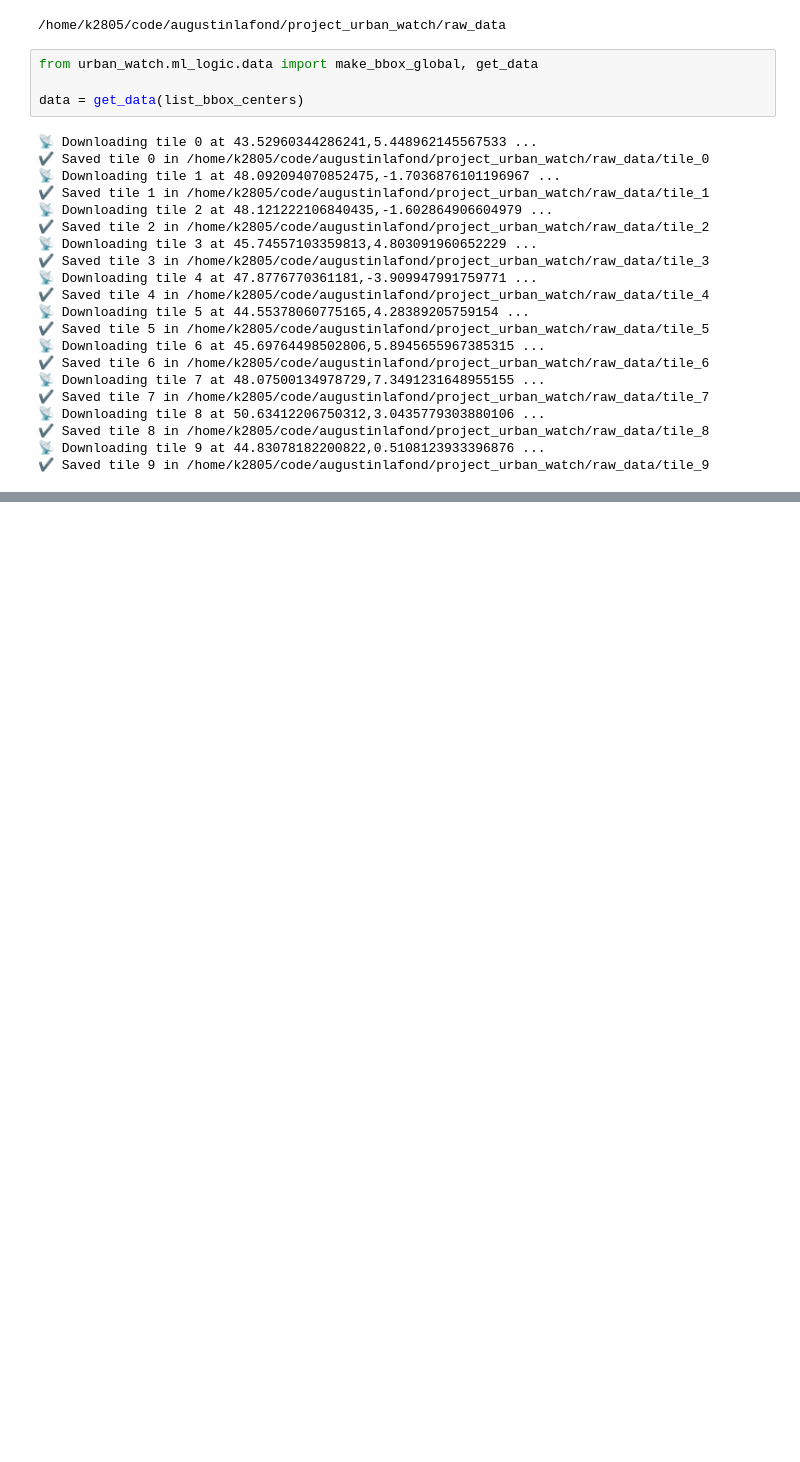
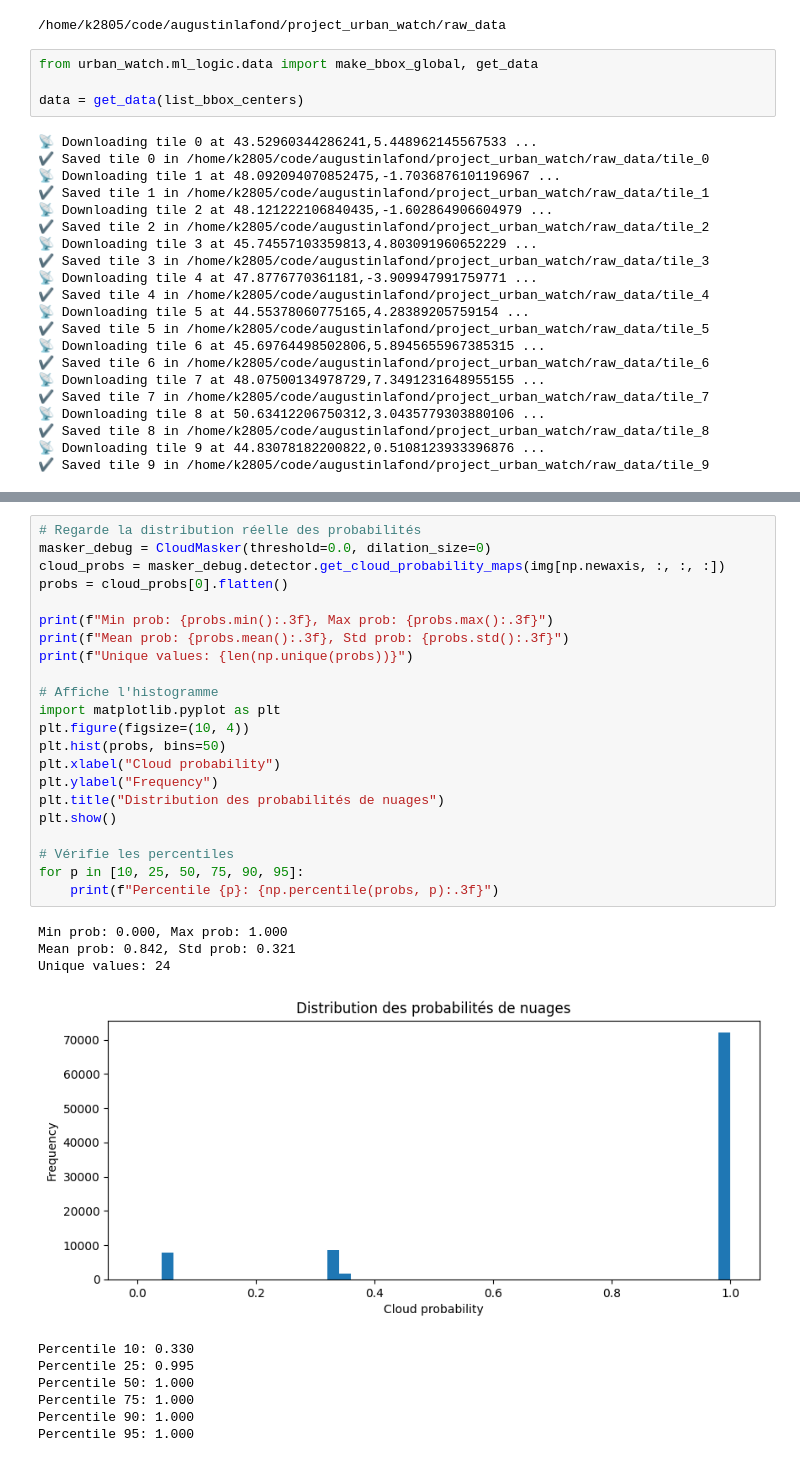
Before and after one commit to augustinlafond/project_urban_watch, a Jupyter notebook: Notebooks/data_exloration_kevin.ipynb, the cells around one changed output, grey strips where cells are left out. Drawn from its saved outputs; the diff is of its cells as text; blank space fills up the shorter version.

```diff
--- a/Notebooks/data_exloration_kevin.ipynb
+++ b/Notebooks/data_exloration_kevin.ipynb
@@ -85,0 +209,33 @@ ValueError: Parameter `all_bands` is set to False, but images have 4 bands.
+# %%
+# Regarde la distribution réelle des probabilités
+masker_debug = CloudMasker(threshold=0.0, dilation_size=0)
+cloud_probs = masker_debug.detector.get_cloud_probability_maps(img[np.newaxis, :, :, :])
+probs = cloud_probs[0].flatten()
+
+print(f"Min prob: {probs.min():.3f}, Max prob: {probs.max():.3f}")
+print(f"Mean prob: {probs.mean():.3f}, Std prob: {probs.std():.3f}")
+print(f"Unique values: {len(np.unique(probs))}")
+
+# Affiche l'histogramme
+import matplotlib.pyplot as plt
+plt.figure(figsize=(10, 4))
+plt.hist(probs, bins=50)
+plt.xlabel("Cloud probability")
+plt.ylabel("Frequency")
+plt.title("Distribution des probabilités de nuages")
+plt.show()
+
+# Vérifie les percentiles
+for p in [10, 25, 50, 75, 90, 95]:
+    print(f"Percentile {p}: {np.percentile(probs, p):.3f}")
+# %% [output]
+Min prob: 0.000, Max prob: 1.000
+Mean prob: 0.842, Std prob: 0.321
+Unique values: 24
+[figure, added]
+Percentile 10: 0.330
+Percentile 25: 0.995
+Percentile 50: 1.000
+Percentile 75: 1.000
+Percentile 90: 1.000
+Percentile 95: 1.000
```
Also changed, not shown: parts of 19 cells of this notebook.
